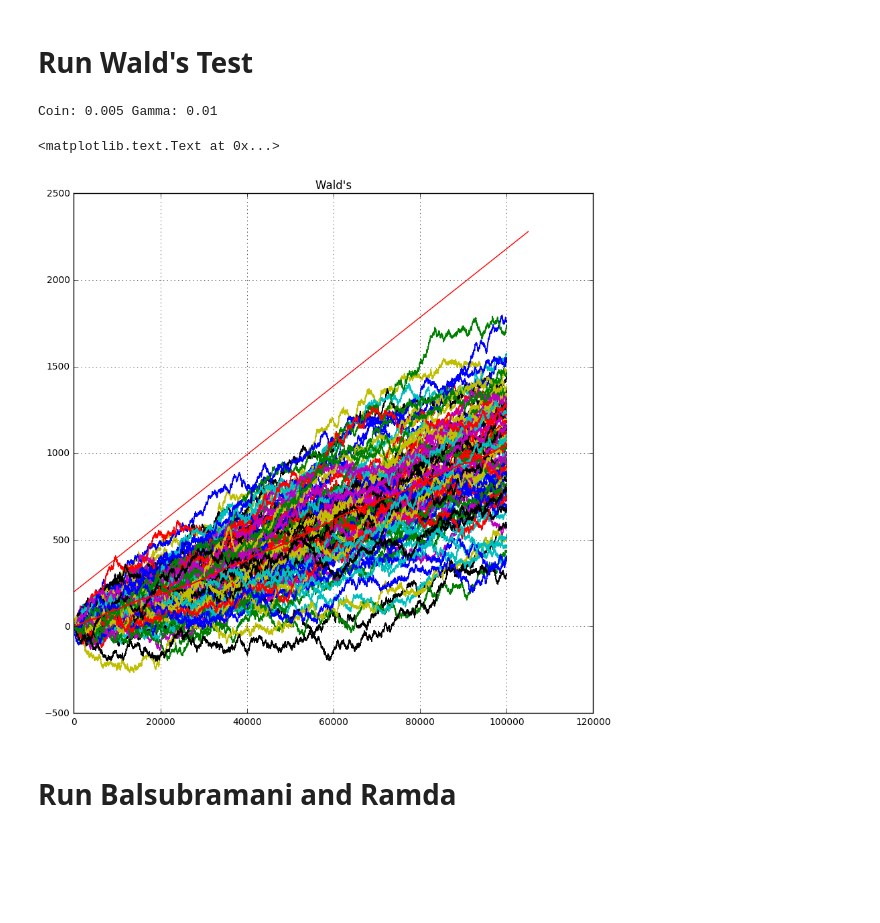
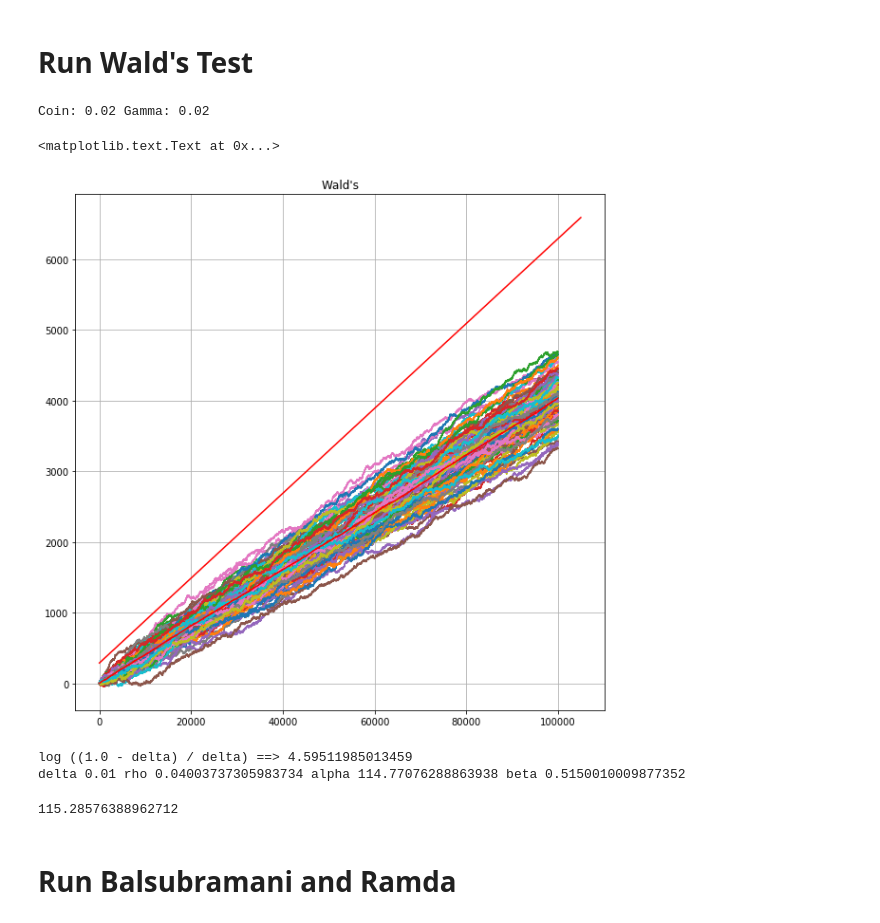
Before and after one commit to arapat/early-stop-synthetic, a Jupyter notebook: synthetic test.ipynb, the cells around one changed output. Cells and saved outputs as stored; diff of their text form; code cells hidden in the pictures; blank space fills up the shorter version.

Commit message:
fixed the error in wald's test

```diff
--- a/synthetic test.ipynb
+++ b/synthetic test.ipynb
@@ -11,8 +11,8 @@ from math import sqrt
 # %% [markdown]
 # Run Wald's Test
 # %%
-p = 0.005
-gamma = 0.01
+p = 0.02
+gamma = 0.02
 
 
 K = 100
@@ -21,42 +21,41 @@ T = 100000
 coins = [
     (np.random.binomial(1, 0.5 + p, T) * 2 - 1)
     for i in range(K)
 ]
 
 mean = np.zeros(T)
 for coin in coins:
     mean += np.array(np.cumsum(coin))
 mean = mean / len(coins)
 
 
-def wald(_alpha, gamma, delta, wsum):
-    rou = (0.5 + 2 * gamma) * (0.5 - gamma) / (0.5 - 2 * gamma) / (0.5 + gamma)
-    alpha = _alpha # 1.0 / rou * log((1.0 - delta) / delta)
+def wald(gamma, delta, wsum):
+    rou = log((0.5 + 2 * gamma) * (0.5 - gamma) / (0.5 - 2 * gamma) / (0.5 + gamma))
+    alpha = 1.0 / rou * log((1.0 - delta) / delta)
     beta = 1.0 / rou * log((0.5 - gamma) / (0.5 - 2 * gamma))
-    return alpha + beta * wsum
+    return 2 * alpha + (2 * beta - 1) * wsum
 
 
-alpha = 200
 def plot(gamma, delta, T=30000):
     if T == 0:
         T = len(coins[0])
     plt.figure(figsize=(10, 10))
     for coin in coins:
         plt.plot(np.cumsum(coin[:T]))
-    plt.plot([wald(alpha, gamma, delta, i) for i in range(1, T+5000)])
+    plt.plot([wald(gamma, delta, i) for i in range(1, T+5000)], c="r")
     plt.grid()
     # print wald(gamma, delta, T)
 
 
-print "Coin:", p, "Gamma:", gamma
-delta = pow(10, -10) / K
+print("Coin:", p, "Gamma:", gamma)
+delta = pow(10, -3) / K
 plot(gamma, delta, T = T)
 plt.plot(mean, c="red")
 plt.title("Wald's")
 
-# plt.xlim(0, 300)
-# plt.ylim(-100, 100)
+# plt.xlim(0, 20000)
+# plt.ylim(-300, 1500)
 # %% [output]
-Coin: 0.005 Gamma: 0.01
+Coin: 0.02 Gamma: 0.02
 <matplotlib.text.Text at 0x...>
-[figure, old version]
+[figure, new version]
@@ -63,3 +71,9 @@ Coin: 0.005 Gamma: 0.01
+# %%
+wald(gamma, delta, 1.0)
+# %% [output]
+log ((1.0 - delta) / delta) ==> 4.59511985013459
+delta 0.01 rho 0.04003737305983734 alpha 114.77076288863938 beta 0.5150010009877352
+115.28576388962712
 # %% [markdown]
 # Run Balsubramani and Ramda
 # %%
```
Also changed, not shown: parts of 1 cell of this notebook.
